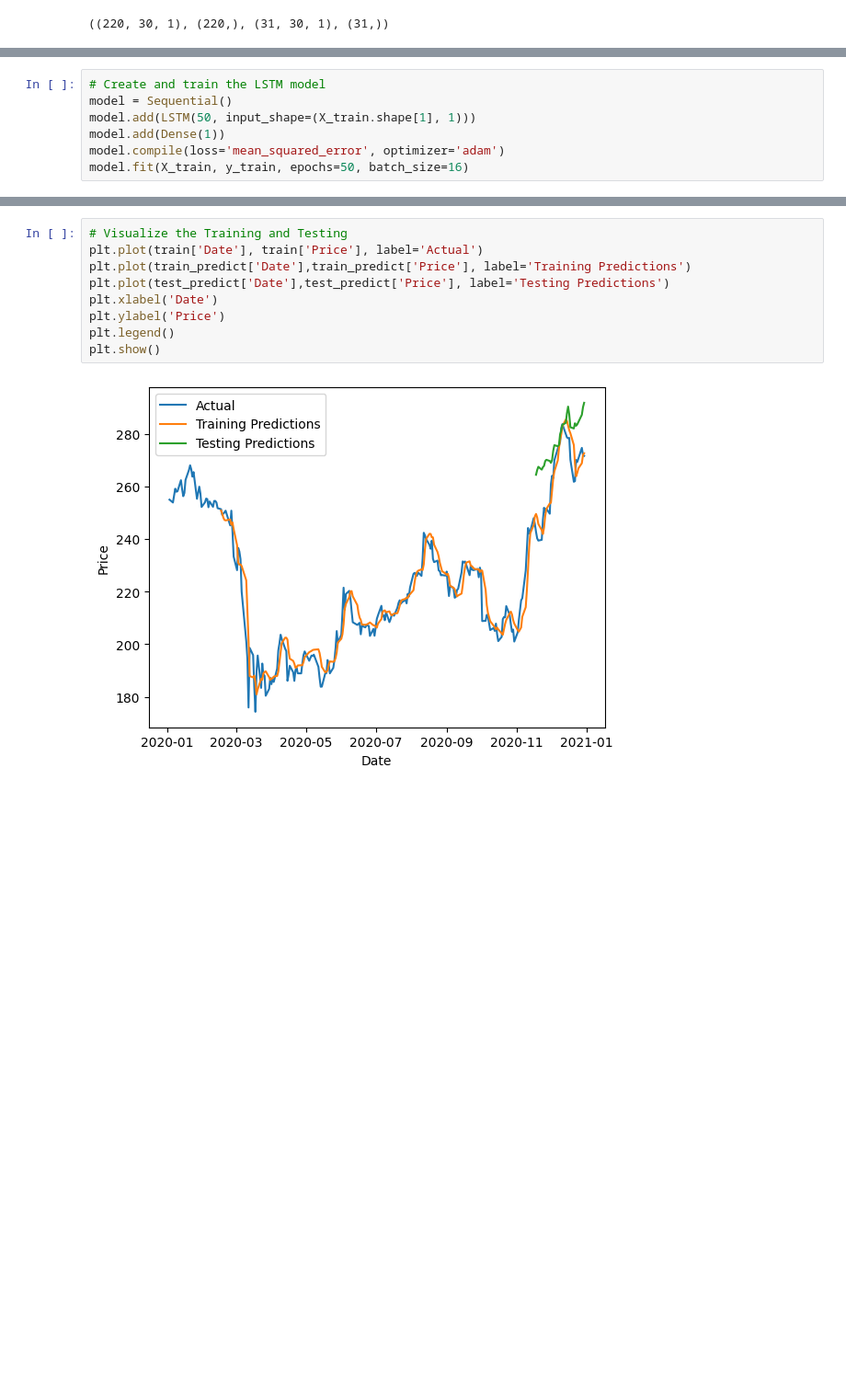
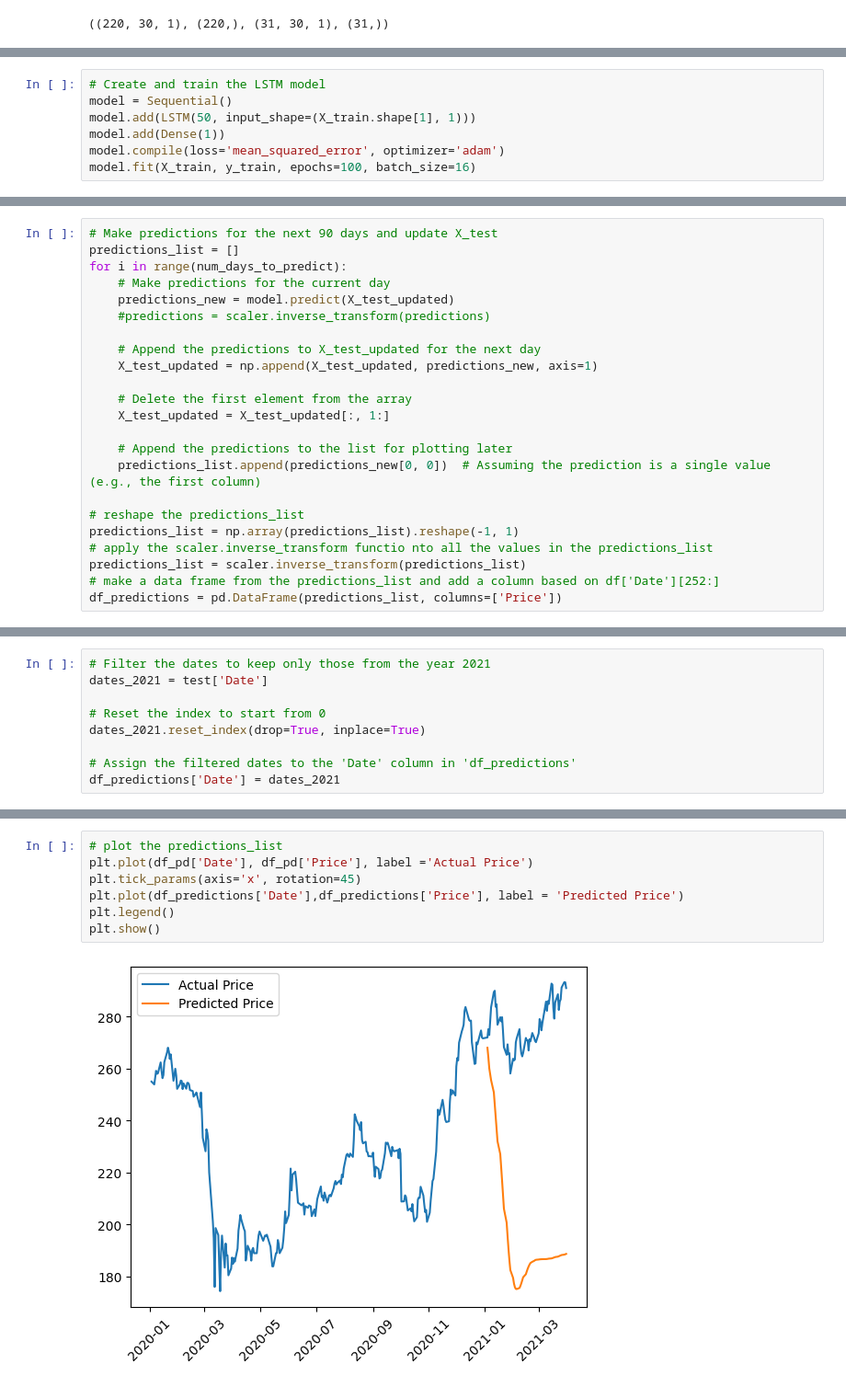
Before and after one commit to alyhussein86/C6oUVdljHlRZgnaq, a Jupyter notebook: P5_ValueInvestor.ipynb, the cells around one changed output, grey strips where cells are left out. Shown at 92% size. Saved outputs shown, nothing was run; the diff lists cells and outputs as text; blank space fills up the shorter version.

```diff
--- a/P5_ValueInvestor.ipynb
+++ b/P5_ValueInvestor.ipynb
@@ -746,5 +504,5 @@ model = Sequential()
 model.add(LSTM(50, input_shape=(X_train.shape[1], 1)))
 model.add(Dense(1))
 model.compile(loss='mean_squared_error', optimizer='adam')
-model.fit(X_train, y_train, epochs=50, batch_size=16)
+model.fit(X_train, y_train, epochs=100, batch_size=16)
 # %% [output]
@@ -800,0 +564,23 @@ test_predict = pd.concat([extracted, test_predict],axis=1)
+# %%
+# Make predictions for the next 90 days and update X_test
+predictions_list = []
+for i in range(num_days_to_predict):
+    # Make predictions for the current day
+    predictions_new = model.predict(X_test_updated)
+    #predictions = scaler.inverse_transform(predictions)
+
+    # Append the predictions to X_test_updated for the next day
+    X_test_updated = np.append(X_test_updated, predictions_new, axis=1)
+
+    # Delete the first element from the array
+    X_test_updated = X_test_updated[:, 1:]
+
+    # Append the predictions to the list for plotting later
+    predictions_list.append(predictions_new[0, 0])  # Assuming the prediction is a single value (e.g., the first column)
+
+# reshape the predictions_list
+predictions_list = np.array(predictions_list).reshape(-1, 1)
+# apply the scaler.inverse_transform functio nto all the values in the predictions_list
+predictions_list = scaler.inverse_transform(predictions_list)
+# make a data frame from the predictions_list and add a column based on df['Date'][252:]
+df_predictions = pd.DataFrame(predictions_list, columns=['Price'])
@@ -800,0 +605,9 @@ test_predict = pd.concat([extracted, test_predict],axis=1)
+# %%
+# Filter the dates to keep only those from the year 2021
+dates_2021 = test['Date']
+
+# Reset the index to start from 0
+dates_2021.reset_index(drop=True, inplace=True)
+
+# Assign the filtered dates to the 'Date' column in 'df_predictions'
+df_predictions['Date'] = dates_2021
@@ -801,11 +616,9 @@ test_predict = pd.concat([extracted, test_predict],axis=1)
 # %%
-# Visualize the Training and Testing
-plt.plot(train['Date'], train['Price'], label='Actual')
-plt.plot(train_predict['Date'],train_predict['Price'], label='Training Predictions')
-plt.plot(test_predict['Date'],test_predict['Price'], label='Testing Predictions')
-plt.xlabel('Date')
-plt.ylabel('Price')
+# plot the predictions_list
+plt.plot(df_pd['Date'], df_pd['Price'], label ='Actual Price')
+plt.tick_params(axis='x', rotation=45)
+plt.plot(df_predictions['Date'],df_predictions['Price'], label = 'Predicted Price')
 plt.legend()
 plt.show()
 # %% [output]
-[figure, old version]
+[figure, new version]
```
Also changed, not shown: parts of 56 cells of this notebook.
